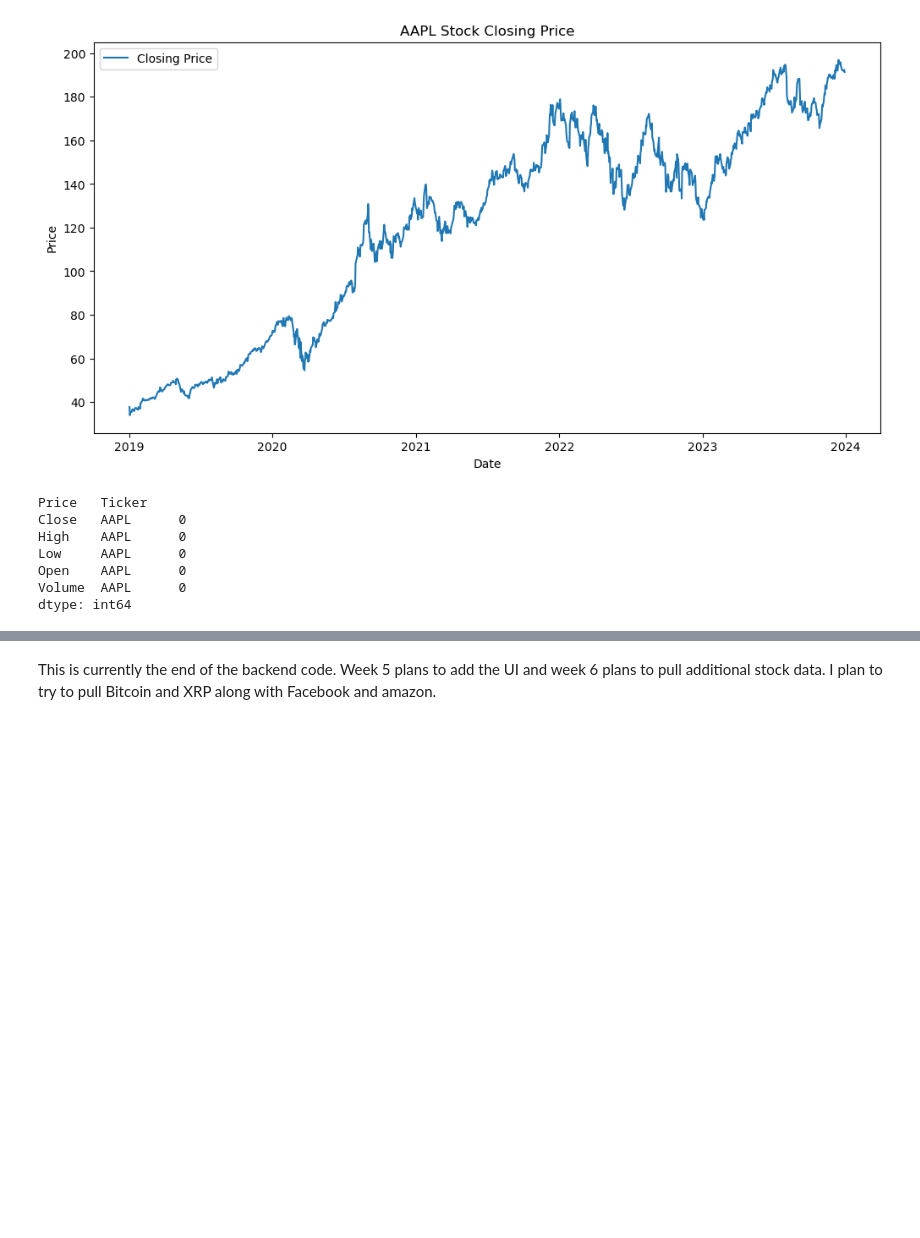
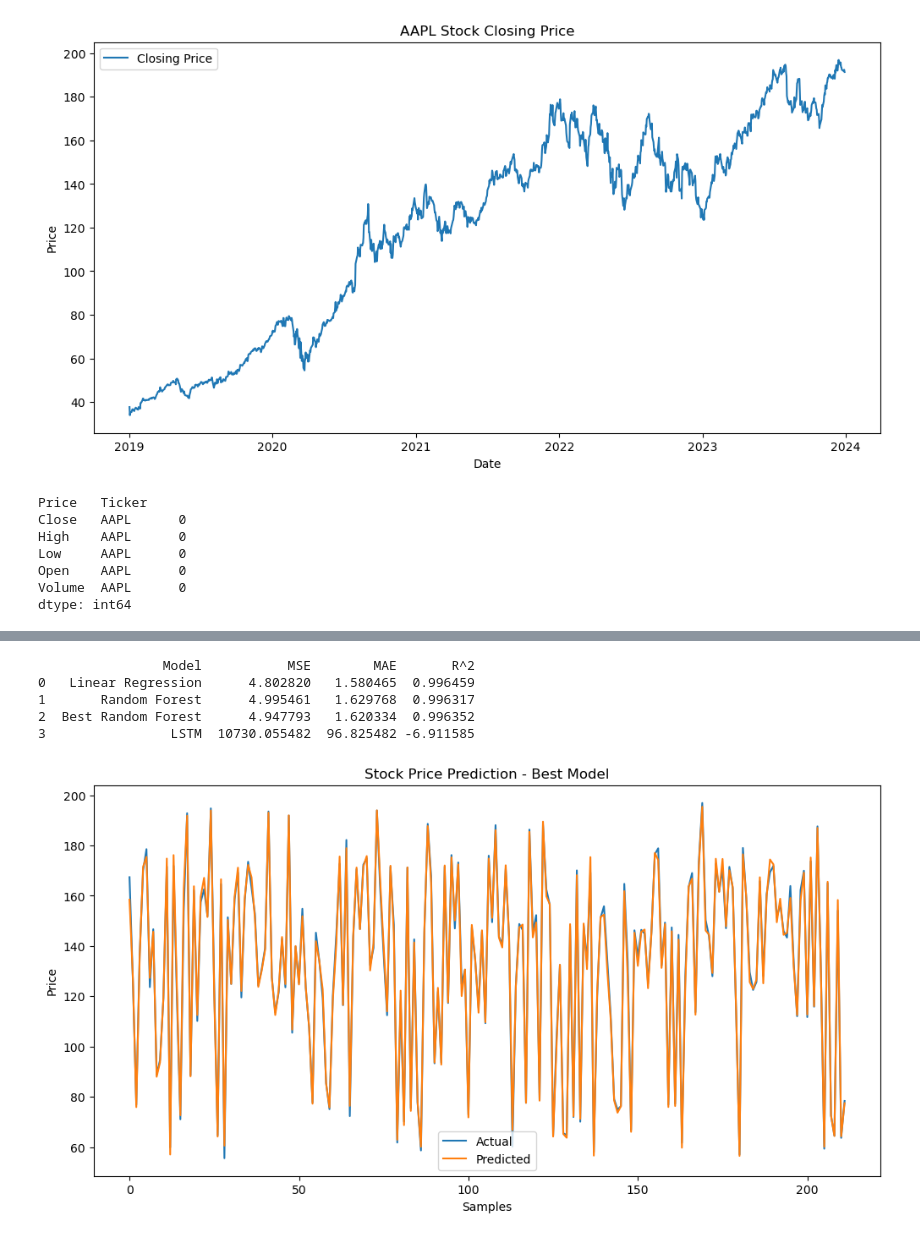
Before and after one commit to AmandaWhite1015/Stock-Price-Prediction, a Jupyter notebook: Amanda White_Stock Predition Plan_backend.ipynb, the cells around one changed output, grey strips where cells are left out. Saved outputs shown, nothing was run; the diff lists cells and outputs as text; code cells hidden in the pictures; blank space fills up the shorter version.

```diff
--- a/Amanda White_Stock Predition Plan_backend.ipynb
+++ b/Amanda White_Stock Predition Plan_backend.ipynb
@@ -182,7 +185,20 @@ R^2: -6.865046299419573
 # %%
-# Hyperparameter Tuning for Random Forest
-param_grid = {'n_estimators': [50, 100, 200], 'max_depth': [10, 20, None]}
-grid_search = GridSearchCV(RandomForestRegressor(random_state=42), param_grid, cv=5, scoring='neg_mean_squared_error')
+# Define the parameter grid
+param_grid = {
+    'n_estimators': [100, 200],
+    'max_depth': [None, 10],
+    'min_samples_split': [2, 5],
+    'min_samples_leaf': [1, 2],
+}
+
+# Initialize the model and GridSearchCV
+rf = RandomForestRegressor(random_state=42)
+grid_search = GridSearchCV(estimator=rf, param_grid=param_grid, cv=3,
+                           scoring='neg_mean_squared_error', n_jobs=-1)
+
+# Fit the model
 grid_search.fit(X_train, y_train)
-best_rf_model = grid_search.best_estimator
+
+# Output best parameters and confirm it runs successfully
+grid_search.best_params_
 # %% [output]
@@ -190,7 +209,16 @@ AttributeError: 'GridSearchCV' object has no attribute 'best_estimator'
 # %%
+# Fit the model
+grid_search.fit(X_train, y_train)
+
+# Get the best estimator
+best_rf_model = grid_search.best_estimator_
+
+# Output best parameters
+print("Best parameters found:", grid_search.best_params_)
+
 # Evaluate Best Random Forest
-best_rf_preds = best_rf_model.predict(X_test)
+best_rf_pred = best_rf_model.predict(X_test)
 print("Best Random Forest:")
-print("MSE:", mean_squared_error(y_test, best_rf_preds))
-print("MAE:", mean_absolute_error(y_test, best_rf_preds))
-print("R^2:", r2_score(y_test, best_rf_preds))
+print("MSE:", mean_squared_error(y_test, best_rf_pred))
+print("MAE:", mean_absolute_error(y_test, best_rf_pred))
+print("R^2:", r2_score(y_test, best_rf_pred))
@@ -199,33 +233,41 @@ print("R^2:", r2_score(y_test, best_rf_preds))
 results = pd.DataFrame({
     'Model': ['Linear Regression', 'Random Forest', 'Best Random Forest', 'LSTM'],
     'MSE': [
-        mean_squared_error(y_test, lr_preds),
-        mean_squared_error(y_test, rf_preds),
-        mean_squared_error(y_test, best_rf_preds),
-        mean_squared_error(y_test, lstm_preds)
+        mean_squared_error(y_test, y_pred),
+        mean_squared_error(y_test, y_pred_rf),
+        mean_squared_error(y_test, best_rf_pred),
+        mean_squared_error(y_test, y_pred_lstm)
     ],
     'MAE': [
-        mean_absolute_error(y_test, lr_preds),
-        mean_absolute_error(y_test, rf_preds),
-        mean_absolute_error(y_test, best_rf_preds),
-        mean_absolute_error(y_test, lstm_preds)
+        mean_absolute_error(y_test, y_pred),
+        mean_absolute_error(y_test, y_pred_rf),
+        mean_absolute_error(y_test, best_rf_pred),
+        mean_absolute_error(y_test, y_pred_lstm)
     ],
     'R^2': [
-        r2_score(y_test, lr_preds),
-        r2_score(y_test, rf_preds),
-        r2_score(y_test, best_rf_preds),
-        r2_score(y_test, lstm_preds)
+        r2_score(y_test, y_pred),
+        r2_score(y_test, y_pred_rf),
+        r2_score(y_test, best_rf_pred),
+        r2_score(y_test, y_pred_lstm)
     ]
 })
 
 print(results)
+# %% [output]
+                Model           MSE        MAE       R^2
+0   Linear Regression      4.802820   1.580465  0.996459
+1       Random Forest      4.995461   1.629768  0.996317
+2  Best Random Forest      4.947793   1.620334  0.996352
+3                LSTM  10730.055482  96.825482 -6.911585
 # %%
 # Plot predictions from the best model
 plt.figure(figsize=(12, 6))
-plt.plot(scaler.inverse_transform(y_test.reshape(-1, 1)), label='Actual')
-plt.plot(scaler.inverse_transform(best_rf_preds.reshape(-1, 1)), label='Predicted')
+plt.plot(y_test.values, label='Actual')
+plt.plot(best_rf_pred, label='Predicted')
 plt.title('Stock Price Prediction - Best Model')
+plt.xlabel('Samples')
+plt.ylabel('Price')
 plt.legend()
 plt.show()
+# %% [output]
+[figure, added]
-# %% [markdown]
-This is currently the end of the backend code. Week 5 plans to add the UI and week 6 plans to pull additional stock data. I plan to try to pull Bitcoin and XRP along with Facebook and amazon.
```
Also changed, not shown: parts of 8 cells of this notebook, 1 other file.
